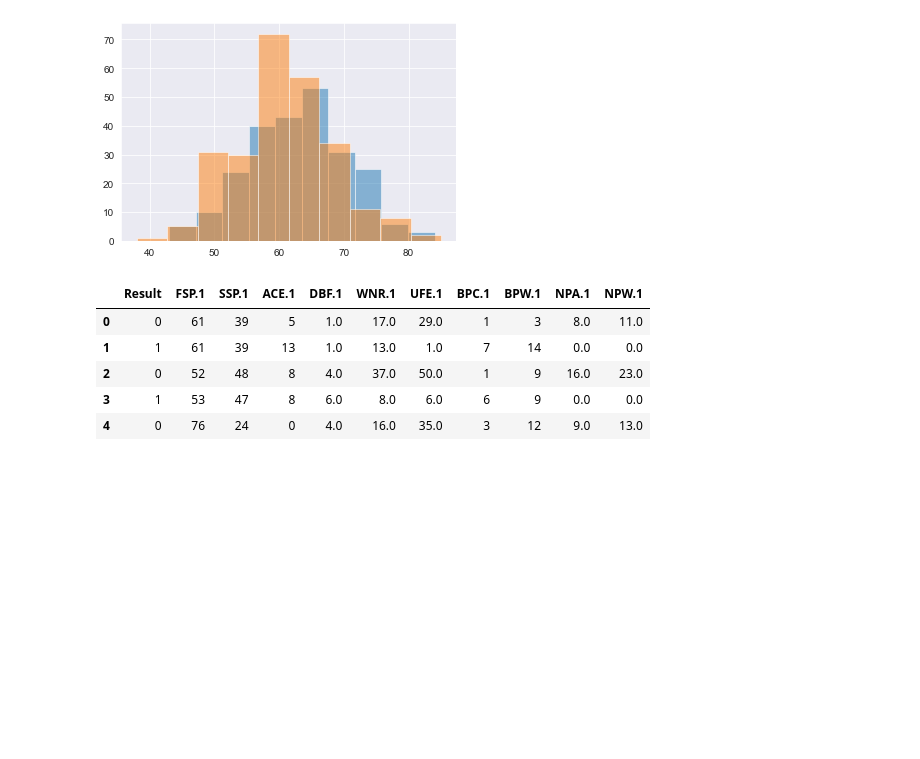
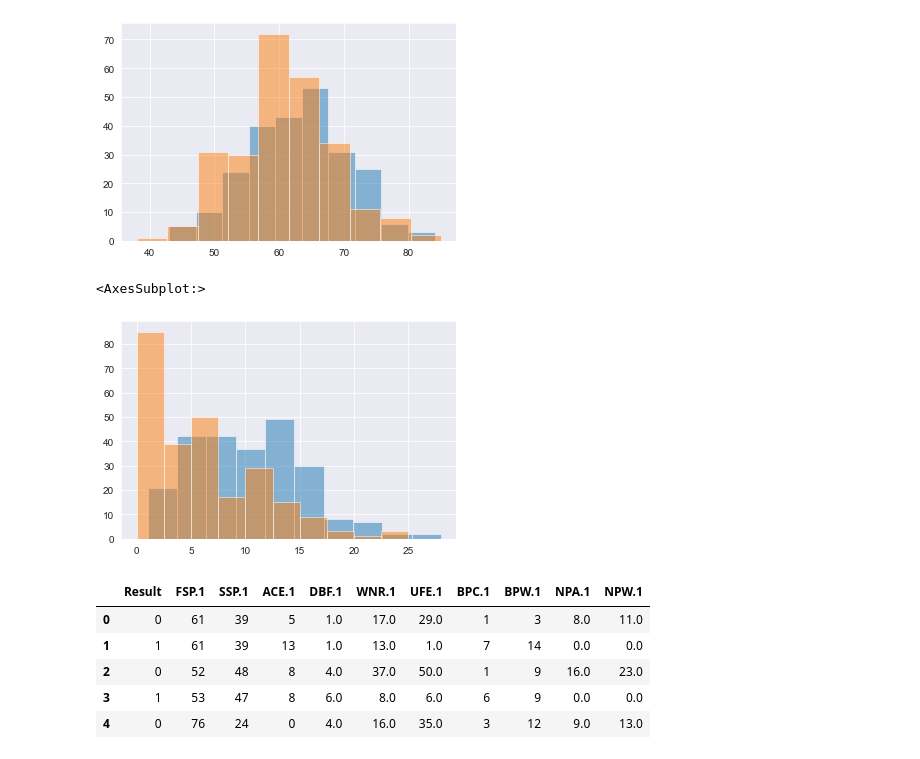
Before and after one commit to abharga5/Tennis, a Jupyter notebook: Tennis.ipynb, the cells around one changed output. Cells and saved outputs as stored; diff of their text form; code cells hidden in the pictures; blank space fills up the shorter version.

```diff
--- a/Tennis.ipynb
+++ b/Tennis.ipynb
@@ -86,6 +86,13 @@ df['FSP.1'][df['Result'] == 0].hist(bins=10, alpha = 0.5)
 # %% [output]
 <AxesSubplot:>
 [figure]
+# %%
+df['BPW.1'][df['Result'] == 1].hist(bins=10, alpha = 0.5)
+df['BPW.1'][df['Result'] == 0].hist(bins=10, alpha = 0.5)
+#break points won percentage comparison between winners and losers
+# %% [output]
+<AxesSubplot:>
+[figure, added]
 # %%
 df = df.fillna(0)
 # %%
```
Also changed, not shown: parts of 32 cells of this notebook.
